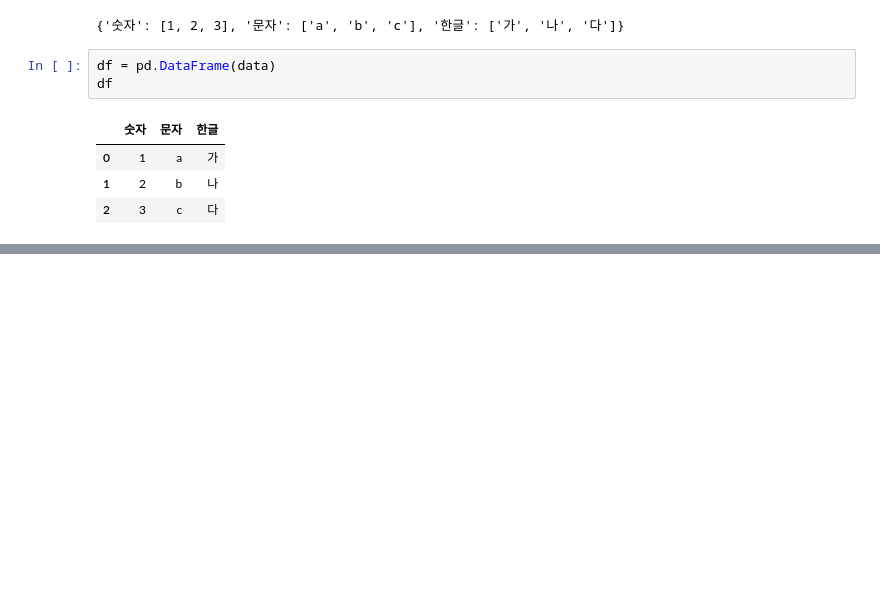
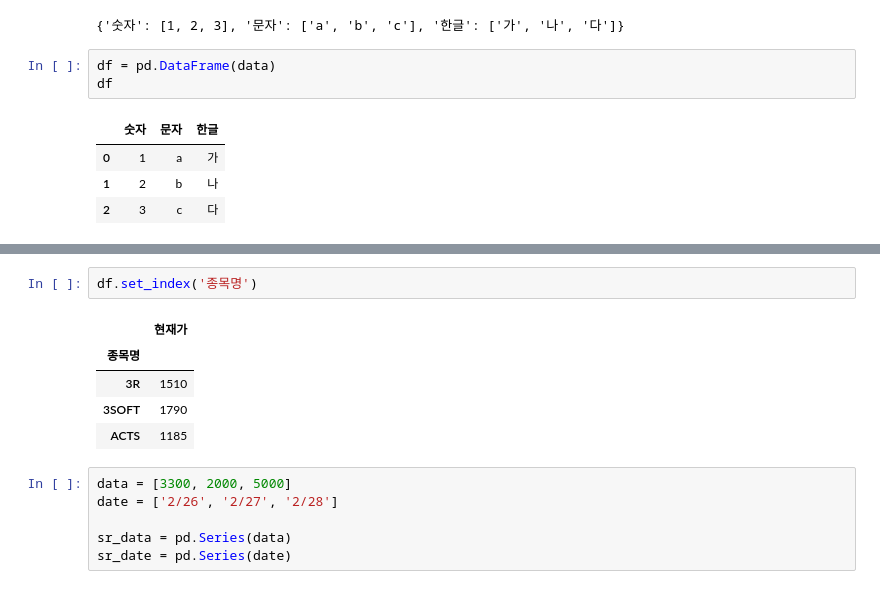
Before and after one commit to orin00/colab, a Jupyter notebook: DataFrame.ipynb, the cells around one changed output, grey strips where cells are left out. Saved outputs shown, nothing was run; the diff lists cells and outputs as text; blank space fills up the shorter version.

```diff
--- a/DataFrame.ipynb
+++ b/DataFrame.ipynb
@@ -34,0 +65,14 @@ df.rename(index={0:100, 1:200, 2:300}, columns={'숫자':'num', '문자':'str',
+# %%
+df.set_index('종목명')
+# %% [output]
+|  | 현재가 |
+| 종목명 |  |
+| 3R | 1510 |
+| 3SOFT | 1790 |
+| ACTS | 1185 |
+# %%
+data = [3300, 2000, 5000]
+date = ['2/26', '2/27', '2/28']
+
+sr_data = pd.Series(data)
+sr_date = pd.Series(date)
```
Also changed, not shown: parts of 9 cells of this notebook.
